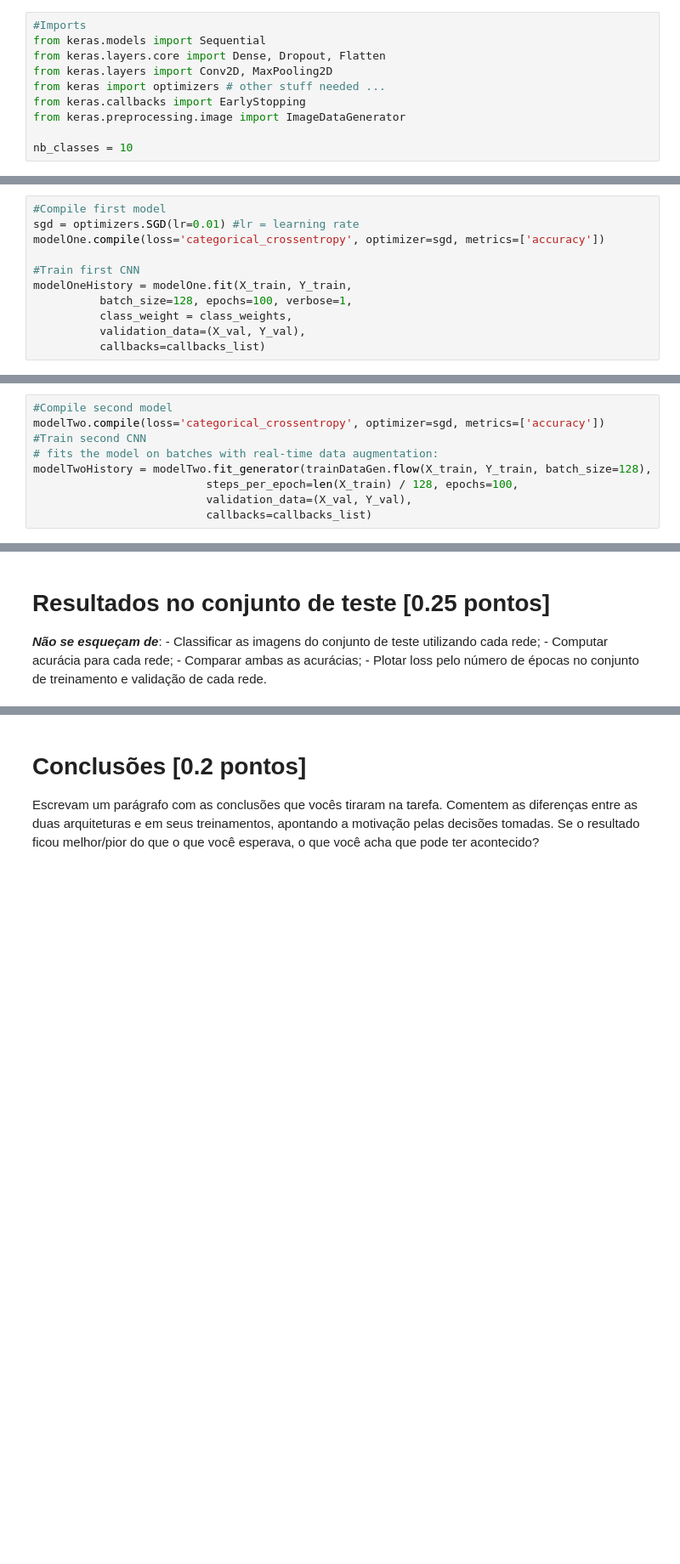
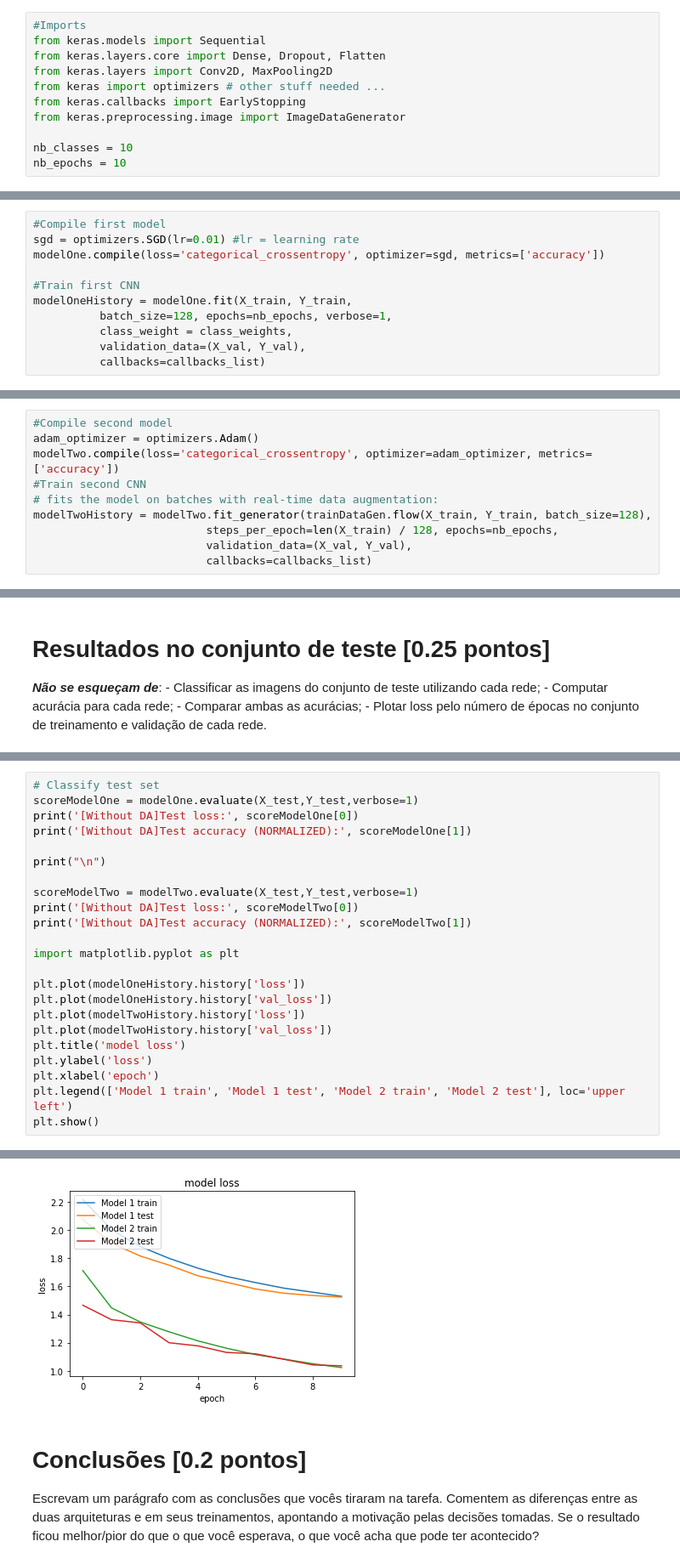
Before and after one commit to thimarcal/INF0618_Tarefa2, a Jupyter notebook: INF0618_Tarefa02.ipynb, the cells around one changed output, grey strips where cells are left out. Shown: that part at 85% size. Cells and saved outputs as stored; diff of their text form; blank space fills up the shorter version.

Commit message:
Added Adam optimizer, and evaluated the data, created plot

```diff
--- a/INF0618_Tarefa02.ipynb
+++ b/INF0618_Tarefa02.ipynb
@@ -117,6 +117,7 @@ from keras.callbacks import EarlyStopping
 from keras.preprocessing.image import ImageDataGenerator
 
 nb_classes = 10
+nb_epochs = 10
 # %% [markdown]
 For model 1, we'll define a simple model with:
 - 1 Convolutional Layer with 20 filters 5x5
@@ -209,7 +210,7 @@ modelOne.compile(loss='categorical_crossentropy', optimizer=sgd, metrics=['accur
 
 #Train first CNN
 modelOneHistory = modelOne.fit(X_train, Y_train,
-          batch_size=128, epochs=100, verbose=1,
+          batch_size=128, epochs=nb_epochs, verbose=1,
           class_weight = class_weights,
           validation_data=(X_val, Y_val),
           callbacks=callbacks_list)
@@ -238,11 +239,12 @@ trainDataGen = ImageDataGenerator(horizontal_flip=True,
                                   height_shift_range=0.01)
 # %%
 #Compile second model
-modelTwo.compile(loss='categorical_crossentropy', optimizer=sgd, metrics=['accuracy'])
+adam_optimizer = optimizers.Adam()
+modelTwo.compile(loss='categorical_crossentropy', optimizer=adam_optimizer, metrics=['accuracy'])
 #Train second CNN
 # fits the model on batches with real-time data augmentation:
 modelTwoHistory = modelTwo.fit_generator(trainDataGen.flow(X_train, Y_train, batch_size=128),
-                          steps_per_epoch=len(X_train) / 128, epochs=100,
+                          steps_per_epoch=len(X_train) / 128, epochs=nb_epochs,
                           validation_data=(X_val, Y_val),
                           callbacks=callbacks_list)
 # %% [output]
@@ -274,0 +278,24 @@ Epoch 69/100
+# %%
+# Classify test set
+scoreModelOne = modelOne.evaluate(X_test,Y_test,verbose=1)
+print('[Without DA]Test loss:', scoreModelOne[0])
+print('[Without DA]Test accuracy (NORMALIZED):', scoreModelOne[1])
+
+print("\n")
+
+scoreModelTwo = modelTwo.evaluate(X_test,Y_test,verbose=1)
+print('[Without DA]Test loss:', scoreModelTwo[0])
+print('[Without DA]Test accuracy (NORMALIZED):', scoreModelTwo[1])
+
+import matplotlib.pyplot as plt
+
+plt.plot(modelOneHistory.history['loss'])
+plt.plot(modelOneHistory.history['val_loss'])
+plt.plot(modelTwoHistory.history['loss'])
+plt.plot(modelTwoHistory.history['val_loss'])
+plt.title('model loss')
+plt.ylabel('loss')
+plt.xlabel('epoch')
+plt.legend(['Model 1 train', 'Model 1 test', 'Model 2 train', 'Model 2 test'], loc='upper left')
+plt.show()
+# %% [output]
@@ -275,3 +310,4 @@ Epoch 69/100
+[figure, added]
 # %% [markdown]
 # Conclusões [0.2 pontos]
 Escrevam um parágrafo com as conclusões que vocês tiraram na tarefa. Comentem as diferenças entre as duas arquiteturas e em seus treinamentos, apontando a motivação pelas decisões tomadas. Se o resultado ficou melhor/pior do que o que você esperava, o que você acha que pode ter acontecido?
```
Also changed, not shown: parts of 4 cells of this notebook.
